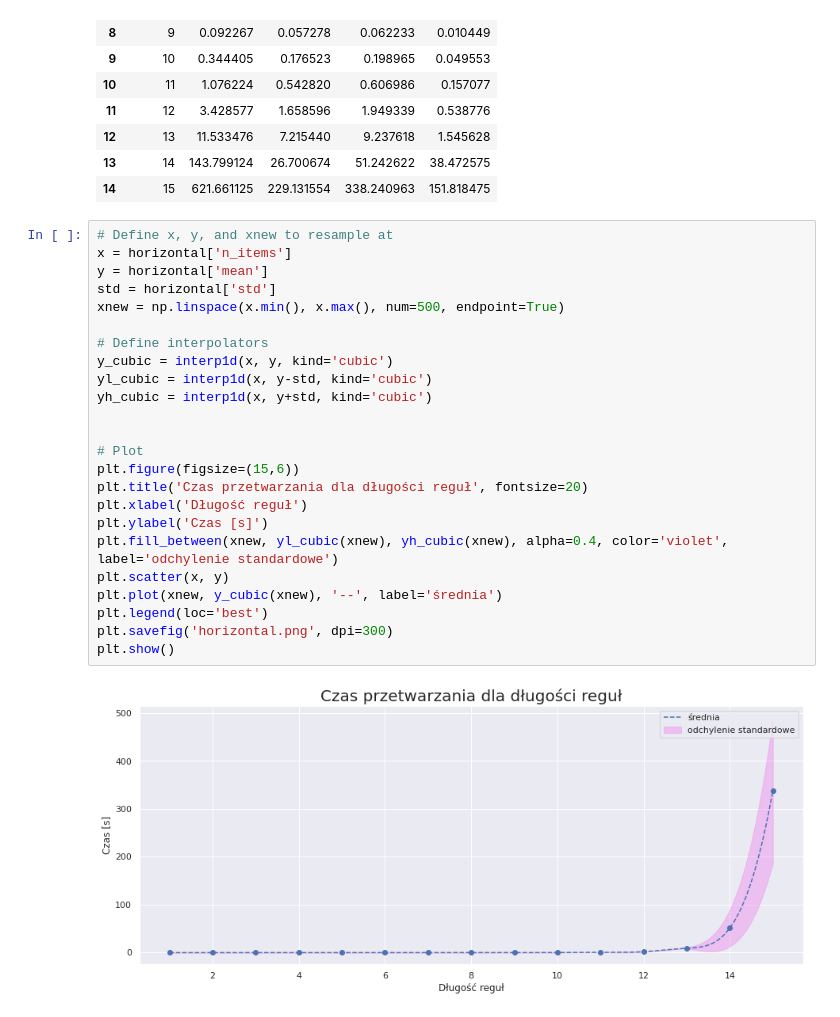
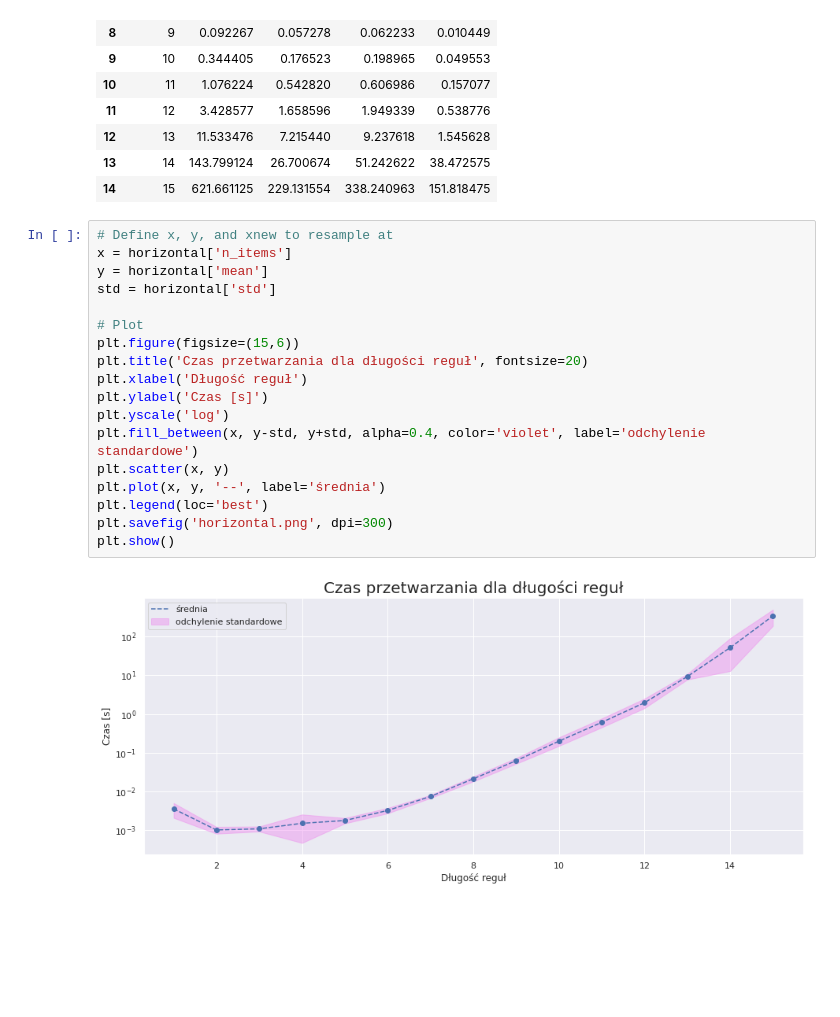
Before and after one commit to piotrfratczak/eclat, a Jupyter notebook: notebook/plot_efficiency.ipynb, the cells around one changed output. Drawn from its saved outputs; the diff is of its cells as text; blank space fills up the shorter version.

Commit message:
Fix plot

```diff
--- a/notebook/plot_efficiency.ipynb
+++ b/notebook/plot_efficiency.ipynb
@@ -117,26 +117,20 @@ horizontal
 # %%
 # Define x, y, and xnew to resample at
 x = horizontal['n_items']
 y = horizontal['mean']
 std = horizontal['std']
-xnew = np.linspace(x.min(), x.max(), num=500, endpoint=True)
-
-# Define interpolators
-y_cubic = interp1d(x, y, kind='cubic')
-yl_cubic = interp1d(x, y-std, kind='cubic')
-yh_cubic = interp1d(x, y+std, kind='cubic')
-
 
 # Plot
 plt.figure(figsize=(15,6))
 plt.title('Czas przetwarzania dla długości reguł', fontsize=20)
 plt.xlabel('Długość reguł')
 plt.ylabel('Czas [s]')
-plt.fill_between(xnew, yl_cubic(xnew), yh_cubic(xnew), alpha=0.4, color='violet', label='odchylenie standardowe')
+plt.yscale('log')
+plt.fill_between(x, y-std, y+std, alpha=0.4, color='violet', label='odchylenie standardowe')
 plt.scatter(x, y)
-plt.plot(xnew, y_cubic(xnew), '--', label='średnia')
+plt.plot(x, y, '--', label='średnia')
 plt.legend(loc='best')
 plt.savefig('horizontal.png', dpi=300)
 plt.show()
 # %% [output]
-[figure, old version]
+[figure, new version]
```
Also changed, not shown: parts of 2 cells of this notebook, 2 other files.
